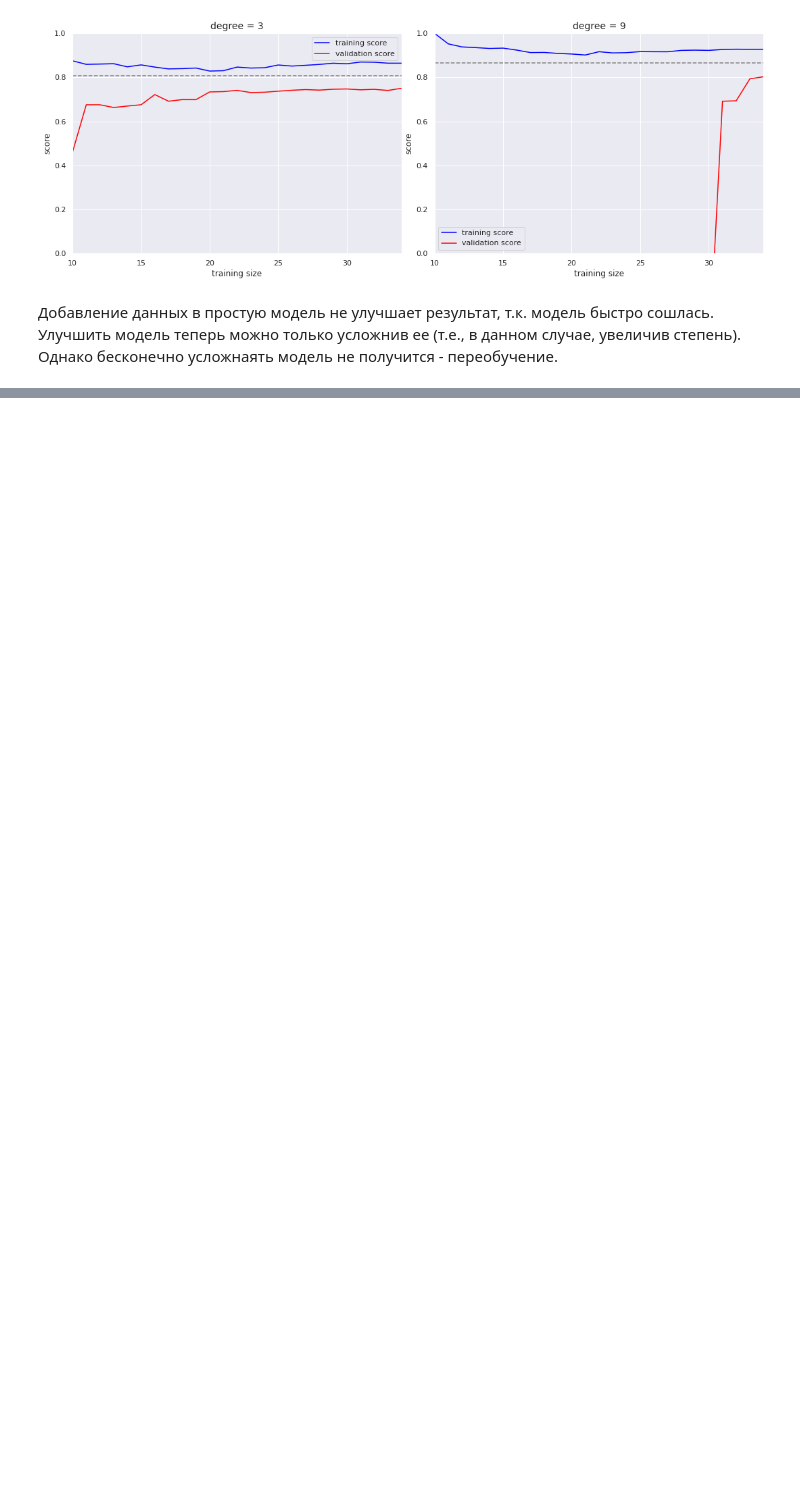
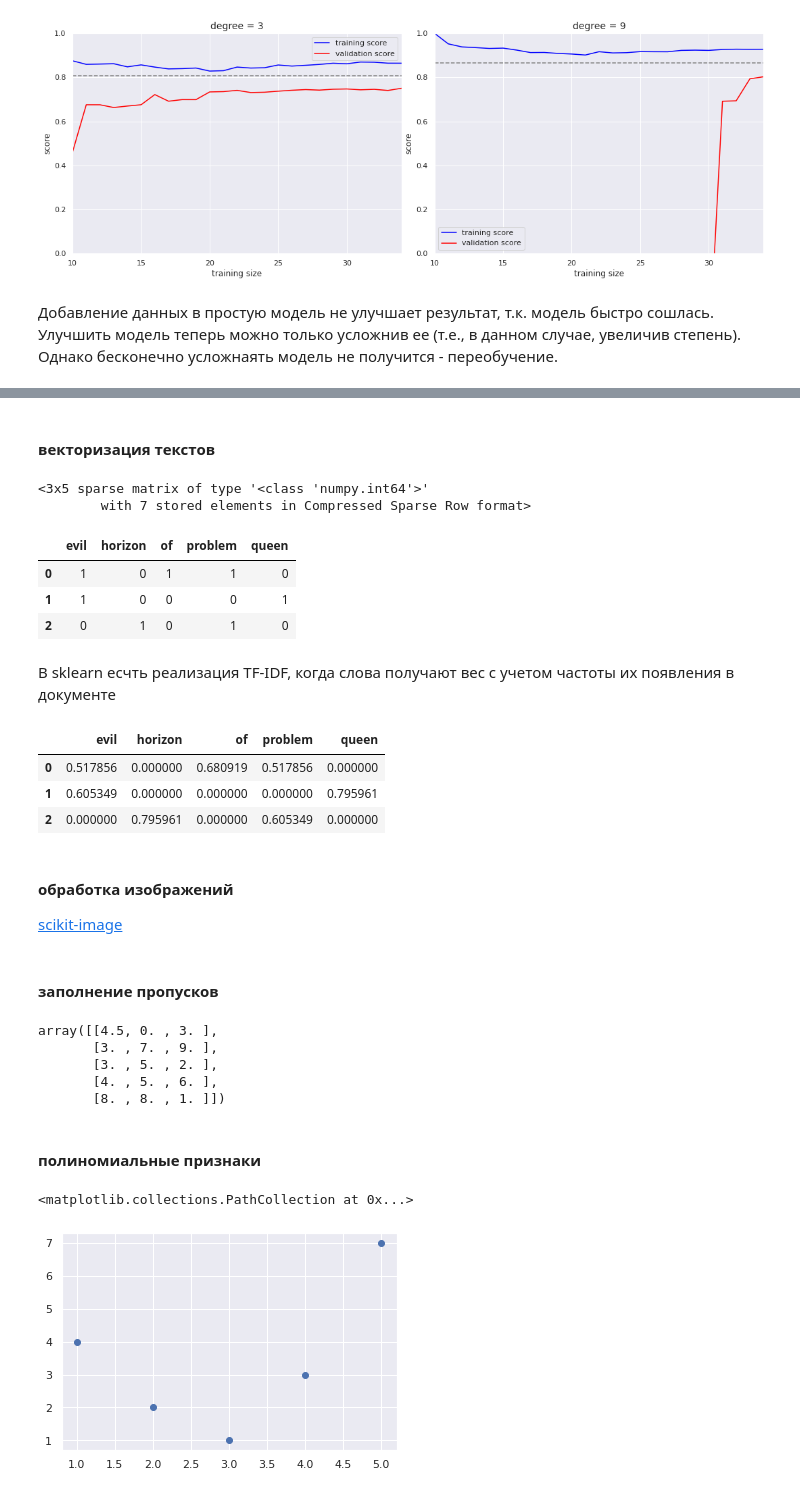
Before and after one commit to KonstantinKlepikov/all-python-ml-learning, a Jupyter notebook: sklearn-learning.ipynb, the cells around one changed output, grey strips where cells are left out. Drawn from its saved outputs; the diff is of its cells as text; code cells hidden in the pictures; blank space fills up the shorter version.

```diff
--- a/sklearn-learning.ipynb
+++ b/sklearn-learning.ipynb
@@ -387,0 +465,2 @@ for i, degree in enumerate([3, 9]):
+# %% [markdown]
+#### векторизация текстов
@@ -387,0 +473,17 @@ for i, degree in enumerate([3, 9]):
+# %%
+vec = CountVectorizer()
+X = vec.fit_transform(sample)
+X
+# %% [output]
+<3x5 sparse matrix of type '<class 'numpy.int64'>'
+        with 7 stored elements in Compressed Sparse Row format>
+# %%
+import pandas as pd
+pd.DataFrame(X.toarray(), columns=vec.get_feature_names())
+# %% [output]
+|  | evil | horizon | of | problem | queen |
+| 0 | 1 | 0 | 1 | 1 | 0 |
+| 1 | 1 | 0 | 0 | 0 | 1 |
+| 2 | 0 | 1 | 0 | 1 | 0 |
+# %% [markdown]
+В sklearn есчть реализация TF-IDF, когда слова получают вес с учетом частоты их появления в документе
@@ -387,0 +492,15 @@ for i, degree in enumerate([3, 9]):
+# %%
+vec = TfidfVectorizer()
+X = vec.fit_transform(sample)
+pd.DataFrame(X.toarray(), columns=vec.get_feature_names())
+# %% [output]
+|  | evil | horizon | of | problem | queen |
+| 0 | 0.517856 | 0.000000 | 0.680919 | 0.517856 | 0.000000 |
+| 1 | 0.605349 | 0.000000 | 0.000000 | 0.000000 | 0.795961 |
+| 2 | 0.000000 | 0.795961 | 0.000000 | 0.605349 | 0.000000 |
+# %% [markdown]
+#### обработка изображений
+
+[scikit-image](https://scikit-image.org/)
+# %% [markdown]
+#### заполнение пропусков
@@ -387,0 +515,20 @@ for i, degree in enumerate([3, 9]):
+# %%
+from sklearn.impute import SimpleImputer
+imp = SimpleImputer(strategy='mean')
+X2 = imp.fit_transform(X)
+X2
+# %% [output]
+array([[4.5, 0. , 3. ],
+       [3. , 7. , 9. ],
+       [3. , 5. , 2. ],
+       [4. , 5. , 6. ],
+       [8. , 8. , 1. ]])
+# %% [markdown]
+#### полиномиальные признаки
+# %%
+x = np.array([1, 2, 3, 4, 5])
+y = np.array([4, 2, 1, 3, 7])
+plt.scatter(x, y)
+# %% [output]
+<matplotlib.collections.PathCollection at 0x...>
+[figure, added]
```
Also changed, not shown: parts of 25 cells of this notebook.
